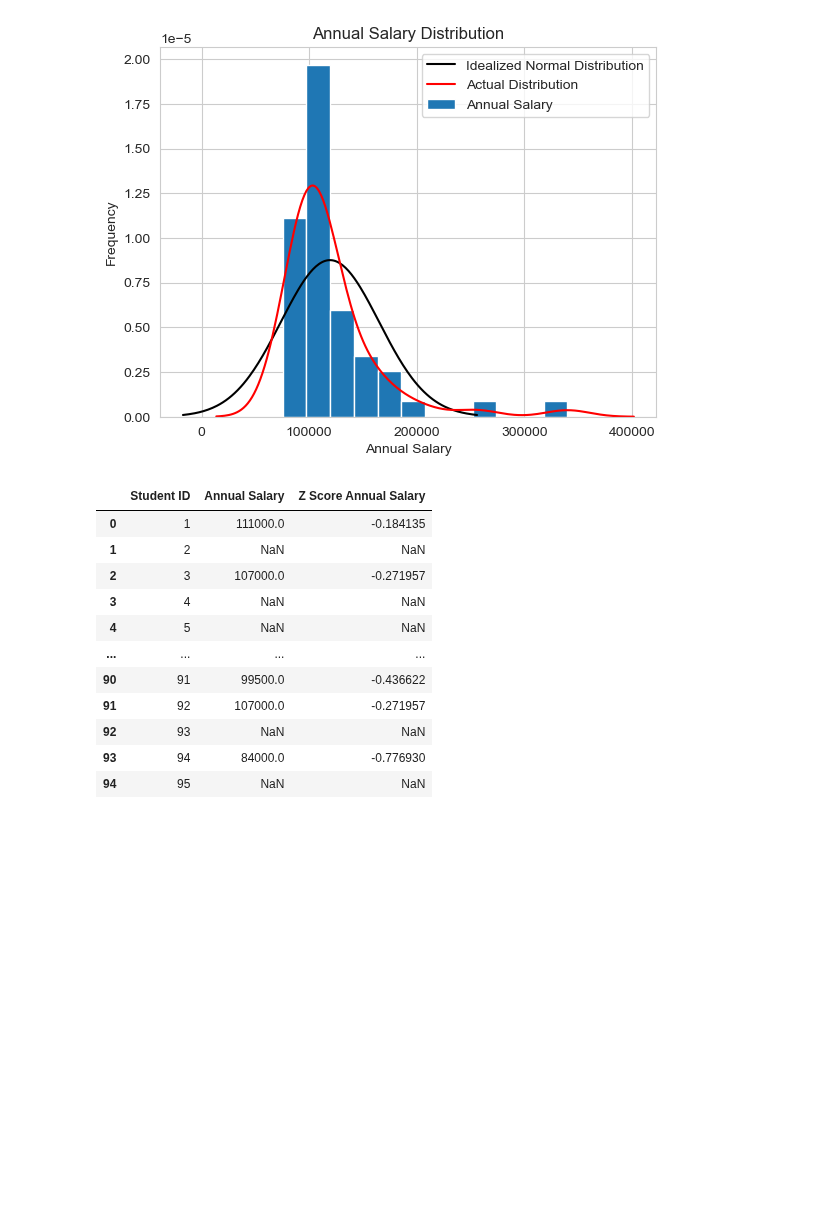
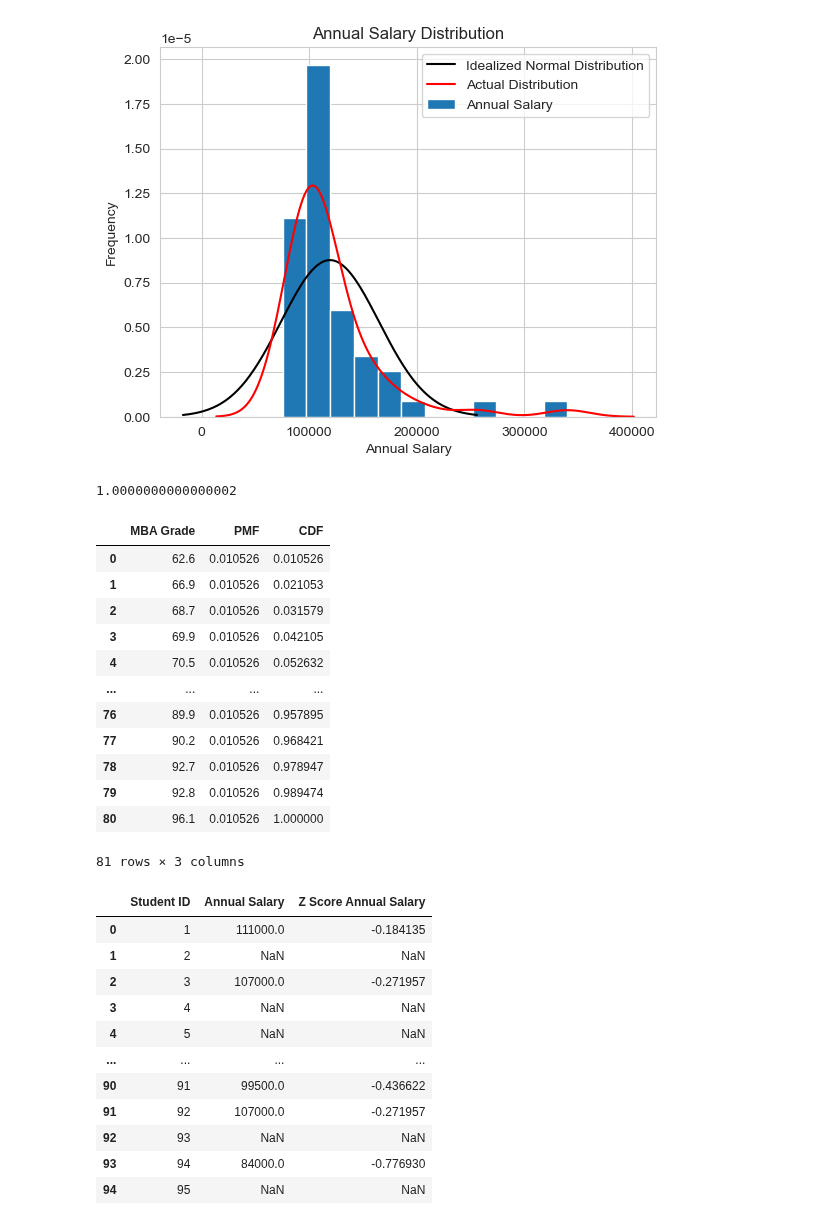
Before and after one commit to MeetPatel89/recruitment_analysis, a Jupyter notebook: dist.ipynb, the cells around one changed output. Drawn from its saved outputs; the diff is of its cells as text; code cells hidden in the pictures; blank space fills up the shorter version.

Commit message:
model MBA grade distribution experimentally by assuming the series of MBA grades as a countable set of discrete random values

```diff
--- a/dist.ipynb
+++ b/dist.ipynb
@@ -231,6 +231,31 @@ plt.legend()
 plt.show()
 # %% [output]
 [figure]
+# %%
+# model MBA grade distribution experimentally by assuming the series of MBA grades as a countable set of discrete random values
+
+mba_grades = student_grades.loc[:, ["Student ID", "MBA Grade"]].sort_values(by="MBA Grade")
+mba_grade_prob = mba_grades.groupby("MBA Grade")["MBA Grade"].count() / mba_grades.shape[0]
+print(mba_grade_prob.sum())
+mba_grade_prob.name = "PMF"
+mba_grade_prob = mba_grade_prob.reset_index()
+mba_grade_prob["CDF"] = mba_grade_prob["PMF"].cumsum()
+mba_grade_prob
+# %% [output]
+1.0000000000000002
+|  | MBA Grade | PMF | CDF |
+| 0 | 62.6 | 0.010526 | 0.010526 |
+| 1 | 66.9 | 0.010526 | 0.021053 |
+| 2 | 68.7 | 0.010526 | 0.031579 |
+| 3 | 69.9 | 0.010526 | 0.042105 |
+| 4 | 70.5 | 0.010526 | 0.052632 |
+| ... | ... | ... | ... |
+| 76 | 89.9 | 0.010526 | 0.957895 |
+| 77 | 90.2 | 0.010526 | 0.968421 |
+| 78 | 92.7 | 0.010526 | 0.978947 |
+| 79 | 92.8 | 0.010526 | 0.989474 |
+| 80 | 96.1 | 0.010526 | 1.000000 |
+81 rows × 3 columns
 # %%
 # get Z Score Annual Salary for each student
 student_grades["Z Score Annual Salary"] = (student_grades["Annual Salary"] - mean_annual_salary)/std_dev_annual_salary
```
